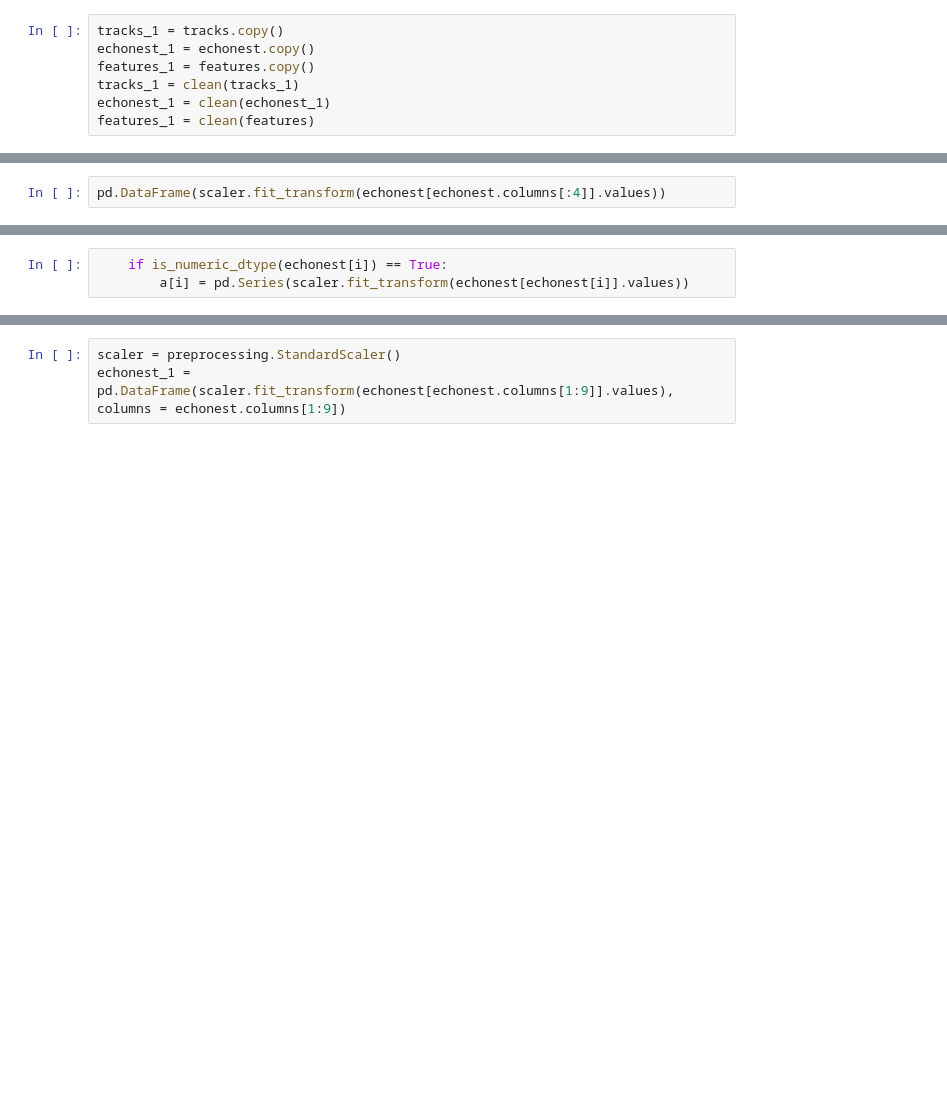
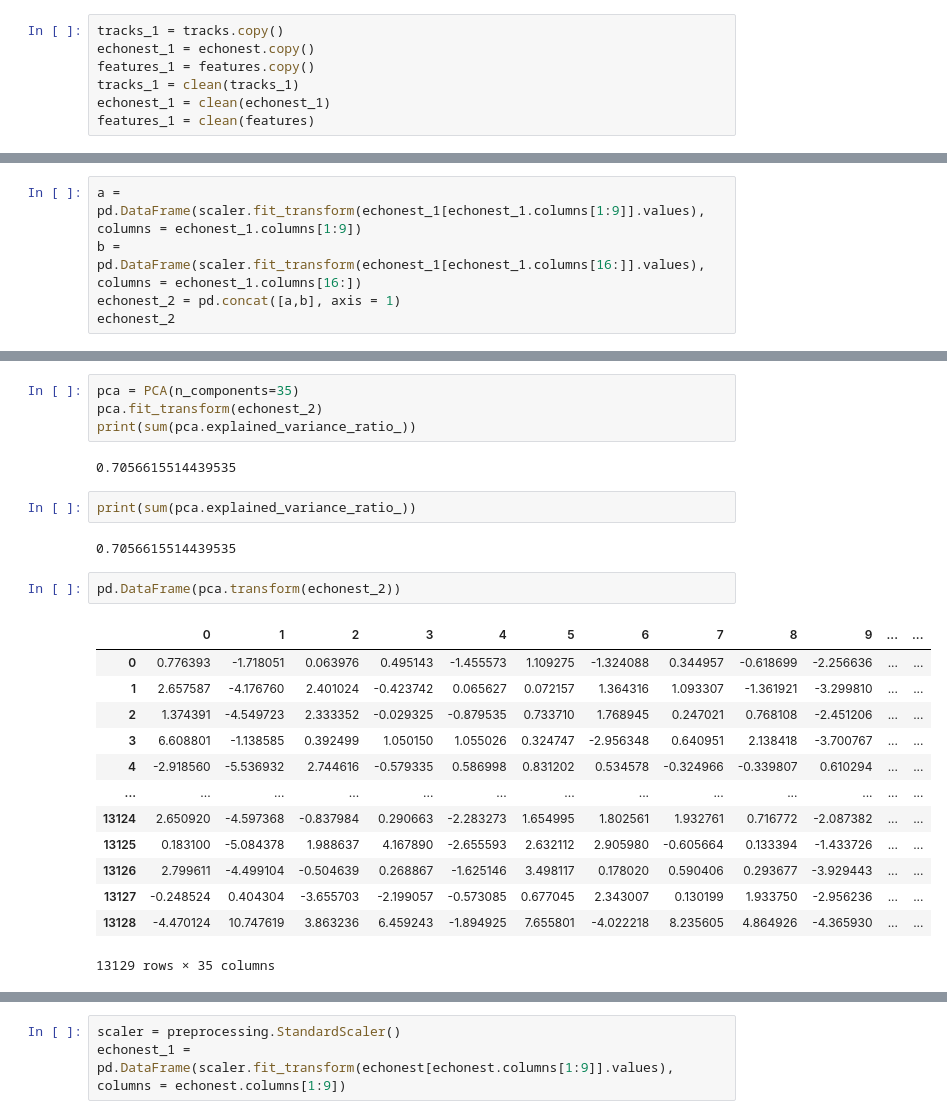
Before and after one commit to michele1783/ADM-HW4, a Jupyter notebook: Homework.ipynb, the cells around one changed output, grey strips where cells are left out. Drawn from its saved outputs; the diff is of its cells as text; blank space fills up the shorter version.

```diff
--- a/Homework.ipynb
+++ b/Homework.ipynb
@@ -273,2 +266,0 @@ a = pd.DataFrame()
-# %%
-pd.DataFrame(scaler.fit_transform(echonest[echonest.columns[:4]].values))
@@ -277,3 +266,0 @@ KeyError: ('temporal_features_214', 'temporal_features_215')
-# %%
-    if is_numeric_dtype(echonest[i]) == True:
-        a[i] = pd.Series(scaler.fit_transform(echonest[echonest[i]].values))
@@ -294,0 +269,5 @@ Index(['track_id', 'audio_features_acousticness',
+# %%
+a = pd.DataFrame(scaler.fit_transform(echonest_1[echonest_1.columns[1:9]].values), columns = echonest_1.columns[1:9])
+b = pd.DataFrame(scaler.fit_transform(echonest_1[echonest_1.columns[16:]].values), columns = echonest_1.columns[16:])
+echonest_2 = pd.concat([a,b], axis = 1)
+echonest_2
@@ -294,0 +288,26 @@ Index(['track_id', 'audio_features_acousticness',
+# %%
+pca = PCA(n_components=35)
+pca.fit_transform(echonest_2)
+print(sum(pca.explained_variance_ratio_))
+# %% [output]
+0.7056615514439535
+# %%
+print(sum(pca.explained_variance_ratio_))
+# %% [output]
+0.7056615514439535
+# %%
+pd.DataFrame(pca.transform(echonest_2))
+# %% [output]
+|  | 0 | 1 | 2 | 3 | 4 | 5 | 6 | 7 | 8 | 9 | ... | ... |
+| 0 | 0.776393 | -1.718051 | 0.063976 | 0.495143 | -1.455573 | 1.109275 | -1.324088 | 0.344957 | -0.618699 | -2.256636 | ... | ... |
+| 1 | 2.657587 | -4.176760 | 2.401024 | -0.423742 | 0.065627 | 0.072157 | 1.364316 | 1.093307 | -1.361921 | -3.299810 | ... | ... |
+| 2 | 1.374391 | -4.549723 | 2.333352 | -0.029325 | -0.879535 | 0.733710 | 1.768945 | 0.247021 | 0.768108 | -2.451206 | ... | ... |
+| 3 | 6.608801 | -1.138585 | 0.392499 | 1.050150 | 1.055026 | 0.324747 | -2.956348 | 0.640951 | 2.138418 | -3.700767 | ... | ... |
+| 4 | -2.918560 | -5.536932 | 2.744616 | -0.579335 | 0.586998 | 0.831202 | 0.534578 | -0.324966 | -0.339807 | 0.610294 | ... | ... |
+| ... | ... | ... | ... | ... | ... | ... | ... | ... | ... | ... | ... | ... |
+| 13124 | 2.650920 | -4.597368 | -0.837984 | 0.290663 | -2.283273 | 1.654995 | 1.802561 | 1.932761 | 0.716772 | -2.087382 | ... | ... |
+| 13125 | 0.183100 | -5.084378 | 1.988637 | 4.167890 | -2.655593 | 2.632112 | 2.905980 | -0.605664 | 0.133394 | -1.433726 | ... | ... |
+| 13126 | 2.799611 | -4.499104 | -0.504639 | 0.268867 | -1.625146 | 3.498117 | 0.178020 | 0.590406 | 0.293677 | -3.929443 | ... | ... |
+| 13127 | -0.248524 | 0.404304 | -3.655703 | -2.199057 | -0.573085 | 0.677045 | 2.343007 | 0.130199 | 1.933750 | -2.956236 | ... | ... |
+| 13128 | -4.470124 | 10.747619 | 3.863236 | 6.459243 | -1.894925 | 7.655801 | -4.022218 | 8.235605 | 4.864926 | -4.365930 | ... | ... |
+13129 rows × 35 columns
```
Also changed, not shown: parts of 14 cells of this notebook.
